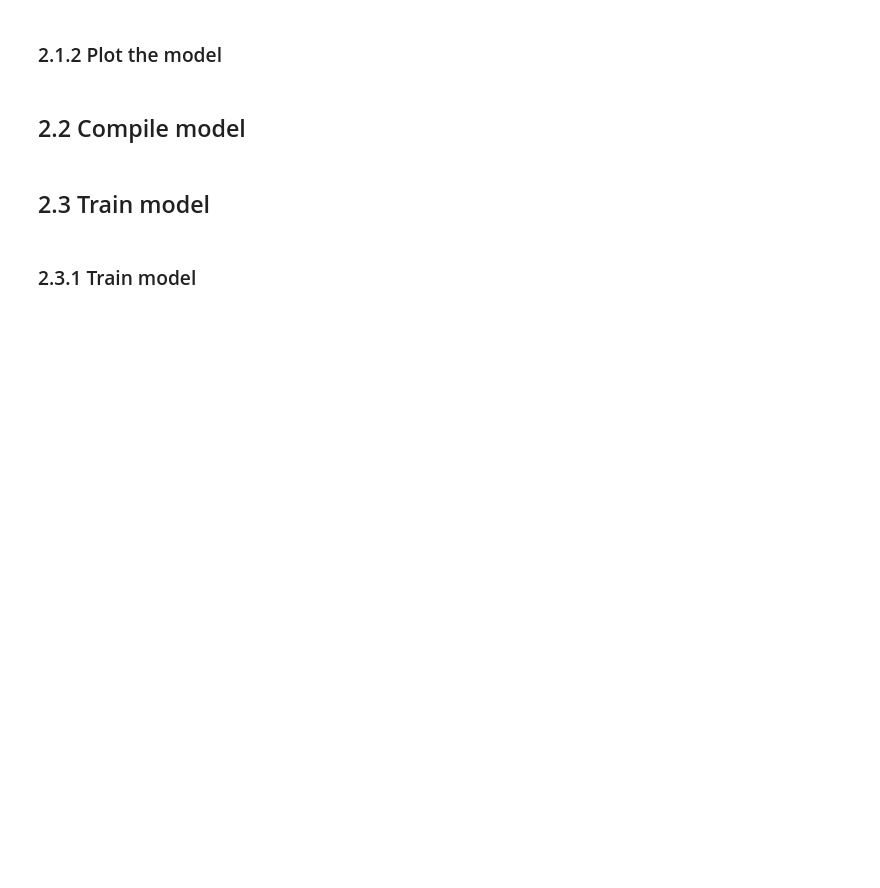
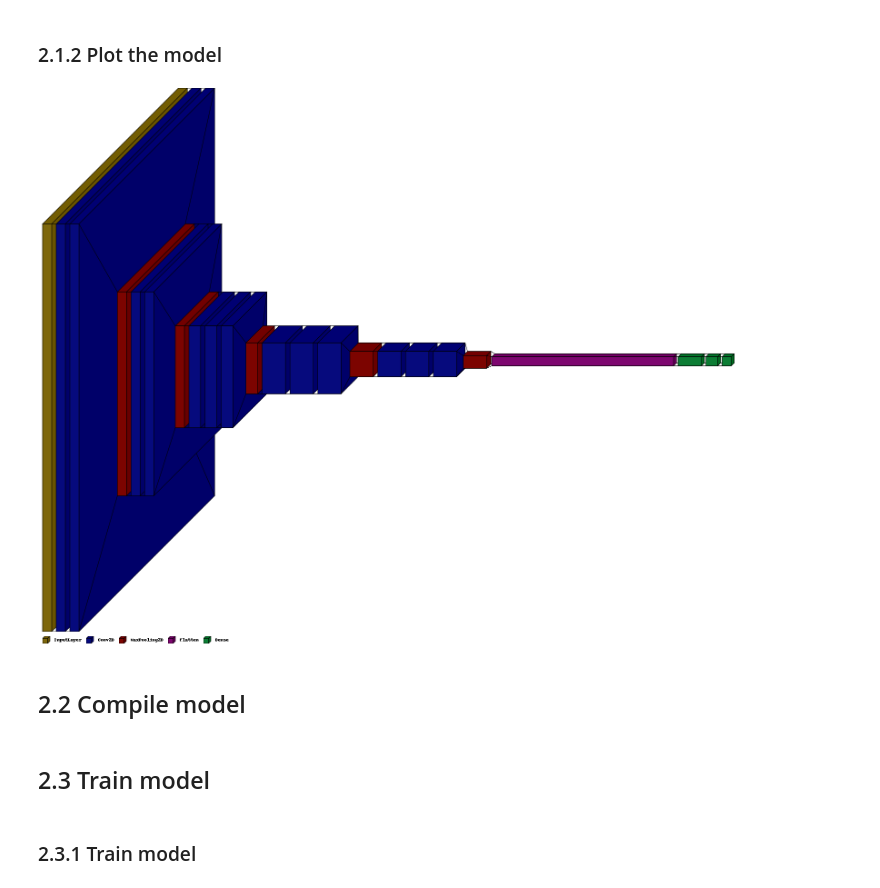
Before and after one commit to mjhof/similarity-modeling, a Jupyter notebook: notebooks/video-based-deep-learning.ipynb, the cells around one changed output. Drawn from its saved outputs; the diff is of its cells as text; code cells hidden in the pictures; blank space fills up the shorter version.

Commit message:
adaption to model

```diff
--- a/notebooks/video-based-deep-learning.ipynb
+++ b/notebooks/video-based-deep-learning.ipynb
@@ -233,9 +238,8 @@ head_model = base_model.output
 
 # additional hidden layer
 head_model = layers.Flatten()(head_model)
-head_model = layers.Dense(units=4096,activation="relu")(head_model)
-head_model = layers.Dense(units=4096,activation="relu")(head_model)
-
+head_model = layers.Dense(units=512,activation="relu")(head_model)
+head_model = layers.Dense(units=256,activation="relu")(head_model)
 # create output layer
 head_model = layers.Dense(1, activation="softmax")(head_model)
 
@@ -252,14 +276,17 @@ model.summary()
 # %%
 # set colors for each used layer
 color_map = collections.defaultdict(dict)
 color_map[layers.InputLayer]['fill'] = '#7D670C'
 color_map[layers.Conv2D]['fill'] = '#060A7D'
 color_map[layers.MaxPooling2D]['fill'] = '#7C0400'
 color_map[layers.Flatten]['fill'] = '#7D066F'
 color_map[layers.Dense]['fill'] = '#0C7D34'
+color_map[layers.Dropout]['fill'] = '#808080'
 
 # plot the model
 visualkeras.layered_view(model, legend=True, color_map=color_map)
+# %% [output]
+[figure, added]
 # %% [markdown]
 ## 2.2 Compile model
 # %%
```
Also changed, not shown: parts of 10 cells of this notebook, 1 other file.
